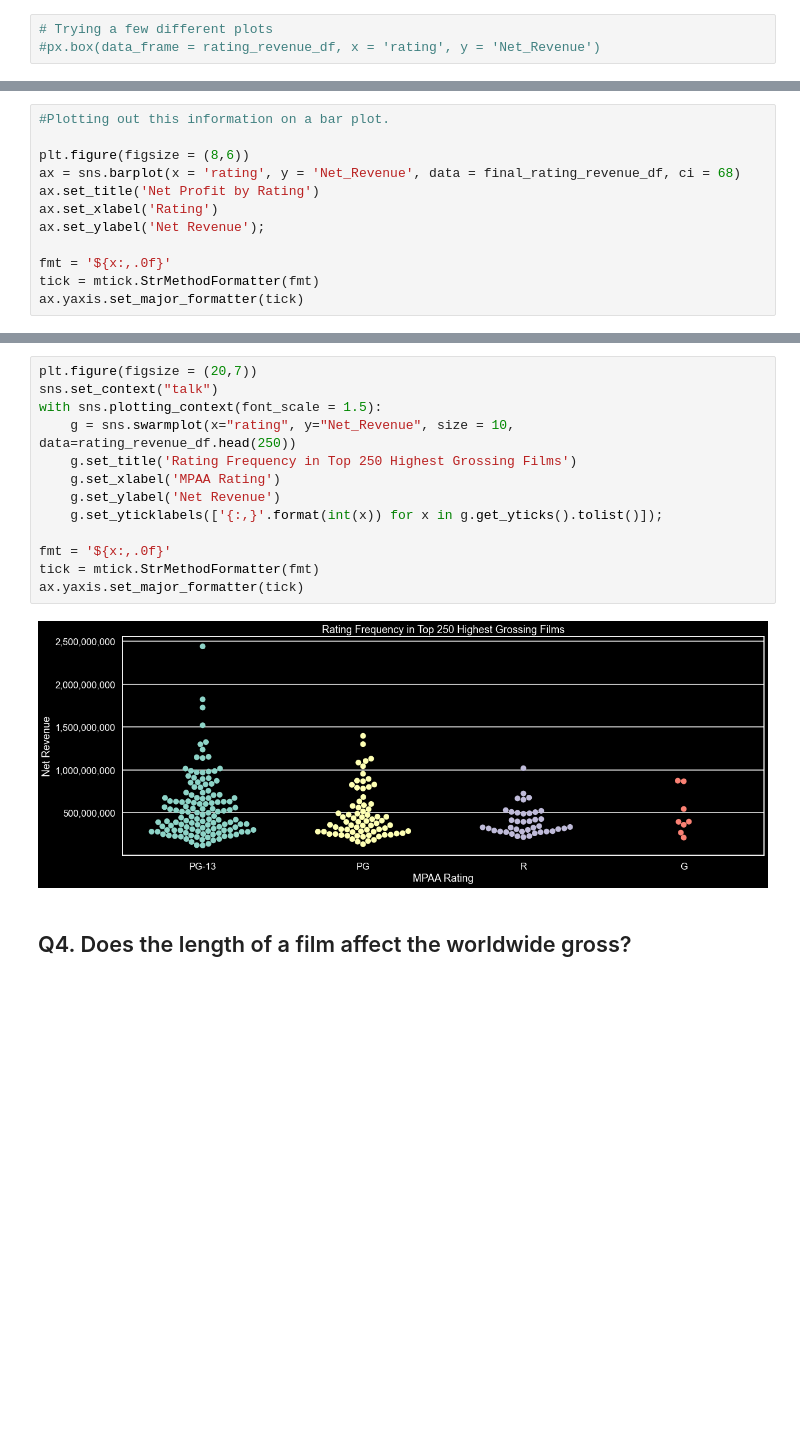
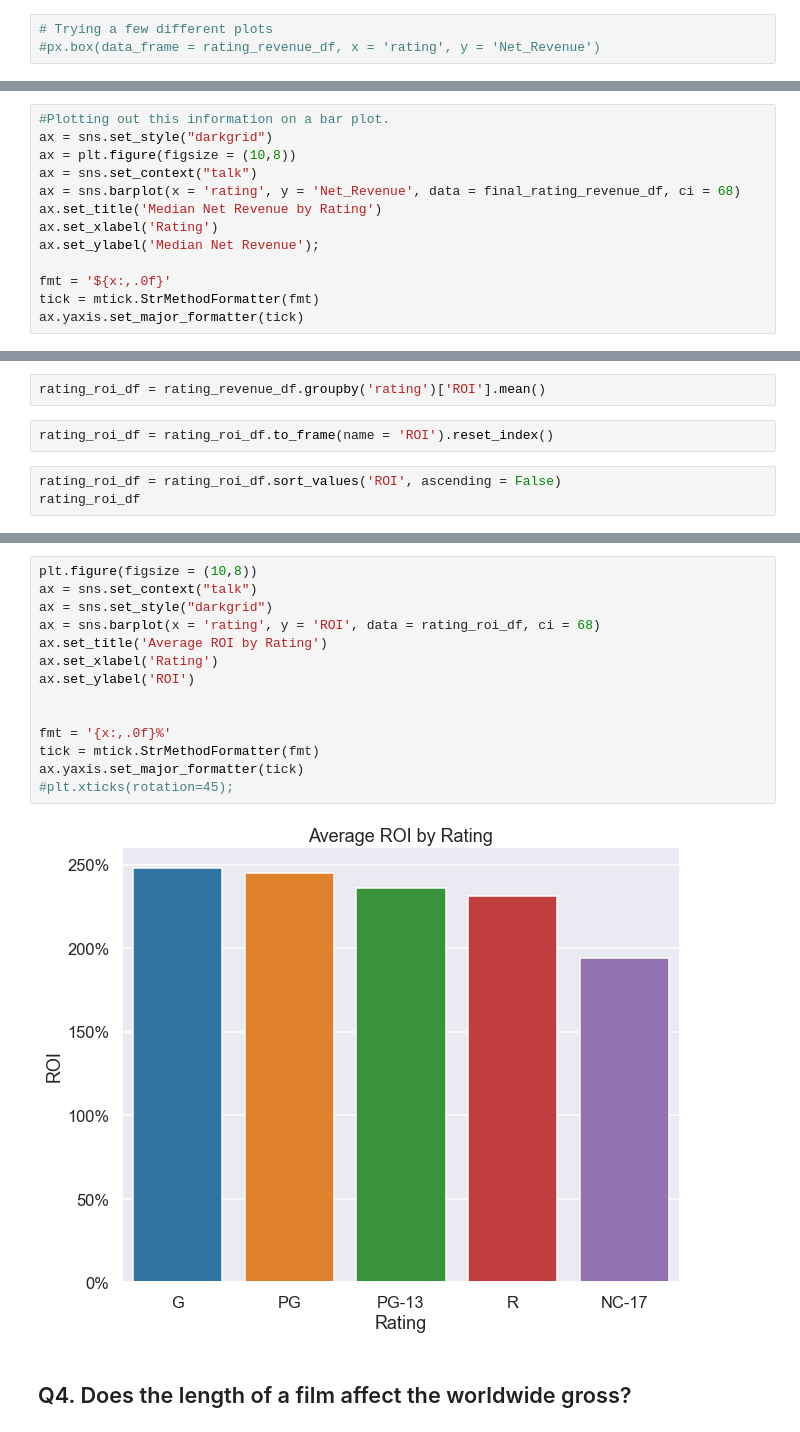
Before and after one commit to spags093/dsc-mod-1-project-v2-1-onl01-dtsc-ft-070620, a Jupyter notebook: student.ipynb, the cells around one changed output, grey strips where cells are left out. Saved outputs shown, nothing was run; the diff lists cells and outputs as text; blank space fills up the shorter version.

```diff
--- a/student.ipynb
+++ b/student.ipynb
@@ -1005,11 +1226,12 @@ The figure below represents the total net revenue of movies with particular MPAA
 # %%
 #Plotting out this information on a bar plot.
-
-plt.figure(figsize = (8,6))
+ax = sns.set_style("darkgrid")
+ax = plt.figure(figsize = (10,8))
+ax = sns.set_context("talk")
 ax = sns.barplot(x = 'rating', y = 'Net_Revenue', data = final_rating_revenue_df, ci = 68)
-ax.set_title('Net Profit by Rating')
+ax.set_title('Median Net Revenue by Rating')
 ax.set_xlabel('Rating')
-ax.set_ylabel('Net Revenue');
+ax.set_ylabel('Median Net Revenue');
 
 fmt = '${x:,.0f}'
 tick = mtick.StrMethodFormatter(fmt)
@@ -1021,0 +1241,7 @@ The figure below shows the frequency of each MPAA rating within the top 250 high
+# %%
+rating_roi_df = rating_revenue_df.groupby('rating')['ROI'].mean()
+# %%
+rating_roi_df = rating_roi_df.to_frame(name = 'ROI').reset_index()
+# %%
+rating_roi_df = rating_roi_df.sort_values('ROI', ascending = False)
+rating_roi_df
@@ -1022,18 +1258,19 @@ The figure below shows the frequency of each MPAA rating within the top 250 high
 # %%
-plt.figure(figsize = (20,7))
-sns.set_context("talk")
-with sns.plotting_context(font_scale = 1.5):
-    g = sns.swarmplot(x="rating", y="Net_Revenue", size = 10, data=rating_revenue_df.head(250))
-    g.set_title('Rating Frequency in Top 250 Highest Grossing Films')
-    g.set_xlabel('MPAA Rating')
-    g.set_ylabel('Net Revenue')
-    g.set_yticklabels(['{:,}'.format(int(x)) for x in g.get_yticks().tolist()]);
+plt.figure(figsize = (10,8))
+ax = sns.set_context("talk")
+ax = sns.set_style("darkgrid")
+ax = sns.barplot(x = 'rating', y = 'ROI', data = rating_roi_df, ci = 68)
+ax.set_title('Average ROI by Rating')
+ax.set_xlabel('Rating')
+ax.set_ylabel('ROI')
 
-fmt = '${x:,.0f}'
+
+fmt = '{x:,.0f}%'
 tick = mtick.StrMethodFormatter(fmt)
 ax.yaxis.set_major_formatter(tick)
+#plt.xticks(rotation=45);
 # %% [output]
-[figure, old version]
+[figure, new version]
 # %% [markdown]
 ## Q4. Does the length of a film affect the worldwide gross?
 # %%
```
Also changed, not shown: parts of 130 cells of this notebook, 16 other files.
